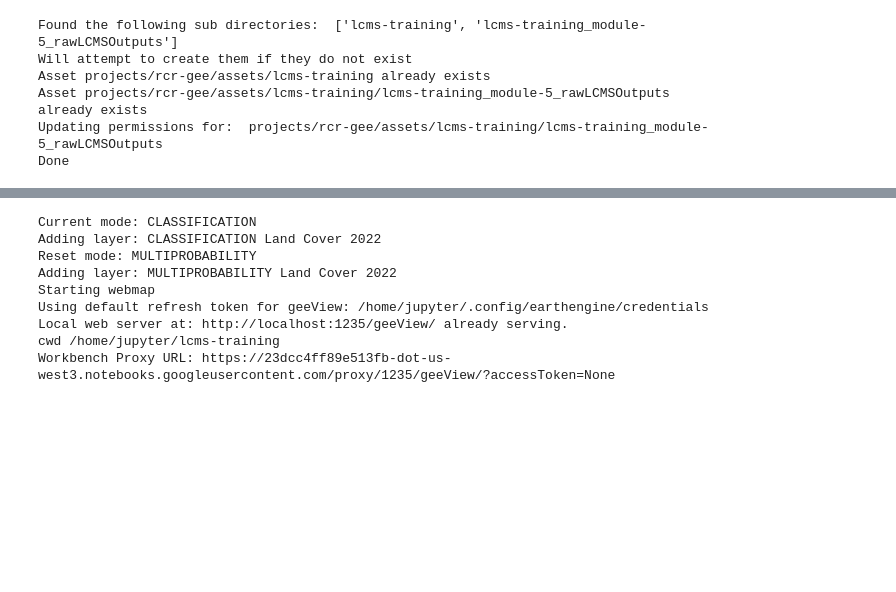
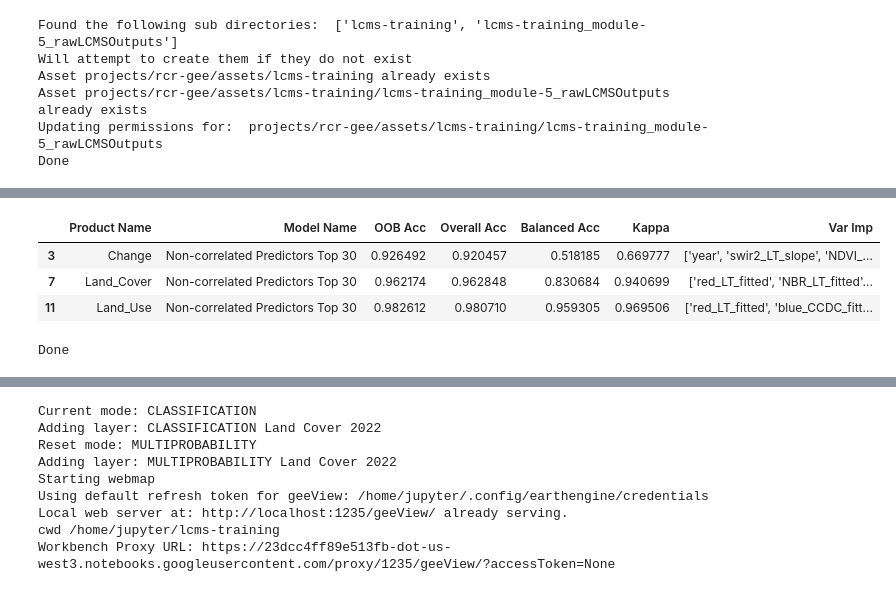
Before and after one commit to redcastle-resources/lcms-training, a Jupyter notebook: 5.2-Model_Application.ipynb, the cells around one changed output, grey strips where cells are left out. Cells and saved outputs as stored; diff of their text form; code cells hidden in the pictures; blank space fills up the shorter version.

```diff
--- a/5.2-Model_Application.ipynb
+++ b/5.2-Model_Application.ipynb
@@ -104,7 +104,16 @@ export_composite_collection = f'{export_path_root}/lcms-training_module-2_compos
 export_landTrendr_collection = f'{export_path_root}/lcms-training_module-3_landTrendr'
 export_ccdc_collection = f'{export_path_root}/lcms-training_module-3_CCDC'
 export_timeSync_folder = f'{export_path_root}/lcms-training_module-4_timeSync'
+local_model_data_folder = '/tmp/lcms-training/local_modeling'
+local_training_csv = os.path.join(local_model_data_folder,'timeSync_training_table.csv')
+model_options_csv_filename = os.path.join(local_model_data_folder,'LCMS_model_options_table.csv')
 
+# This is the pre-made TimeSync data
+# Creating this dataset is not covered in this set of notebooks
+timeSync_featureCollection = 'projects/lcms-292214/assets/R8/PR_USVI/TimeSync/18_PRVI_AllPlots_TimeSync_Annualized_Table_secLC'
+
+
+# Specify location to export raw LCMS modeled outputs to
 export_rawLCMSOutputs_collection = f'{export_path_root}/lcms-training_module-5_rawLCMSOutputs'
 
 
@@ -363,5 +352,20 @@ Done
 # %%
-# Now, we'll explore the
+# Bring in mode options table from 5.1
+model_options = pd.read_csv(model_options_csv_filename)
+
+# Filter out to only have rows from the non correlated top 30 predictors
+# Any subset of predictors could be used here, but this one should work well
+model_options = model_options[model_options['Model Name'] == 'Non-correlated Predictors Top 30']
+
+display(model_options)
+
+print('Done')
+# %% [output]
+|  | Product Name | Model Name | OOB Acc | Overall Acc | Balanced Acc | Kappa | Var Imp |
+| 3 | Change | Non-correlated Predictors Top 30 | 0.926492 | 0.920457 | 0.518185 | 0.669777 | ['year', 'swir2_LT_slope', 'NDVI_... |
+| 7 | Land_Cover | Non-correlated Predictors Top 30 | 0.962174 | 0.962848 | 0.830684 | 0.940699 | ['red_LT_fitted', 'NBR_LT_fitted'... |
+| 11 | Land_Use | Non-correlated Predictors Top 30 | 0.982612 | 0.980710 | 0.959305 | 0.969506 | ['red_LT_fitted', 'blue_CCDC_fitt... |
+Done
 # %%
 Map.clearMap()
 # Not let's train and apply a RandomForest model
```
Also changed, not shown: parts of 10 cells of this notebook, 1 other file.
